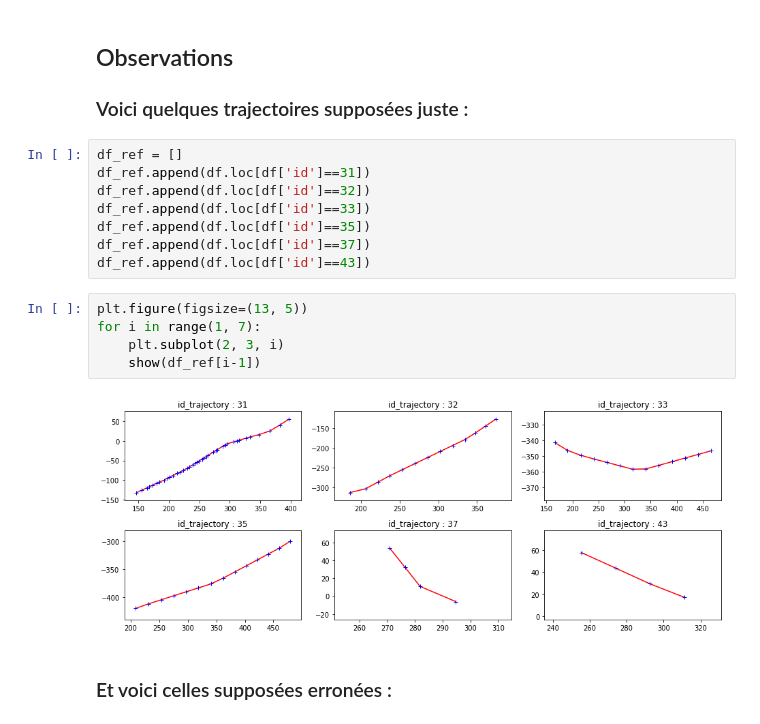
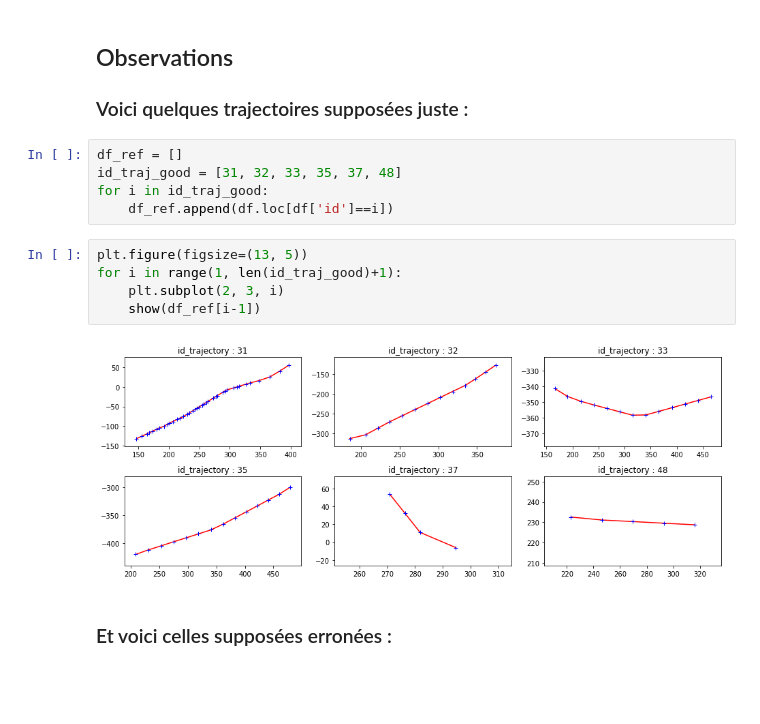
Before and after one commit to AmigoCap/CleaningTrajec, a Jupyter notebook: 02_Détection des erreurs.ipynb, the cells around one changed output. Drawn from its saved outputs; the diff is of its cells as text; blank space fills up the shorter version.

```diff
--- a/02_Détection des erreurs.ipynb
+++ b/02_Détection des erreurs.ipynb
@@ -37,21 +37,18 @@ df = pd.DataFrame(
 # %% [markdown]
 ## Observations
 ### Voici quelques trajectoires supposées juste :
-# %%
-df_ref = []
-df_ref.append(df.loc[df['id']==31])
-df_ref.append(df.loc[df['id']==32])
-df_ref.append(df.loc[df['id']==33])
-df_ref.append(df.loc[df['id']==35])
-df_ref.append(df.loc[df['id']==37])
-df_ref.append(df.loc[df['id']==43])
+# %%
+df_ref = []
+id_traj_good = [31, 32, 33, 35, 37, 48]
+for i in id_traj_good:
+    df_ref.append(df.loc[df['id']==i])
 # %%
 plt.figure(figsize=(13, 5))
-for i in range(1, 7):
+for i in range(1, len(id_traj_good)+1):
     plt.subplot(2, 3, i)
     show(df_ref[i-1])
 # %% [output]
-[figure, old version]
+[figure, new version]
 # %% [markdown]
 ### Et voici celles supposées erronées :
 # %%
```
Also changed, not shown: parts of 7 cells of this notebook.
